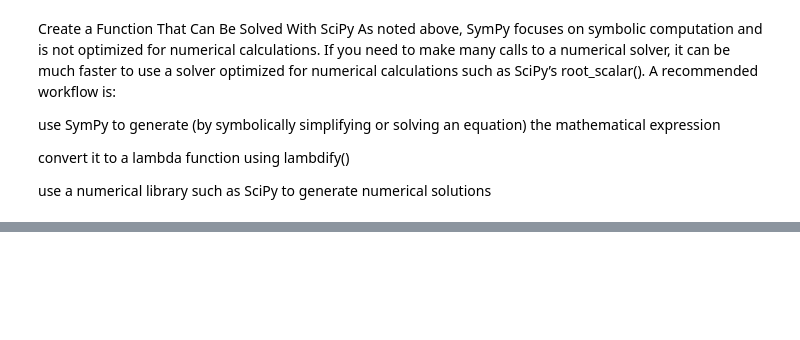
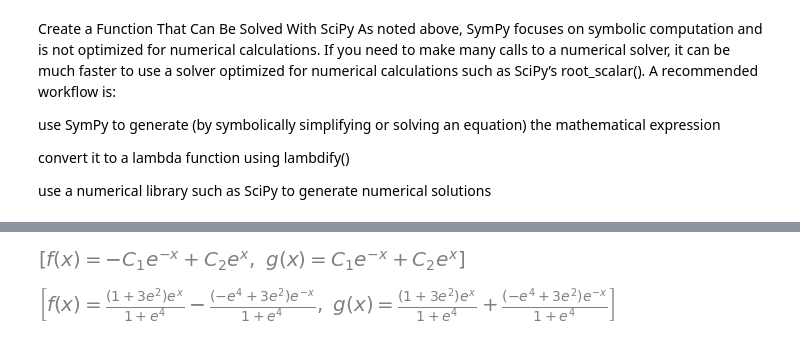
Before and after one commit to raywkhon/PyAstro, a Jupyter notebook: SymPy.ipynb, the cells around one changed output, grey strips where cells are left out. Cells and saved outputs as stored; diff of their text form; code cells hidden in the pictures; blank space fills up the shorter version.

```diff
--- a/SymPy.ipynb
+++ b/SymPy.ipynb
@@ -470,0 +617,12 @@ sol.root
+# %%
+from sympy import symbols, Eq, Function, dsolve
+f, g = symbols("f g", cls=Function)
+x = symbols("x")
+eqs = [Eq(f(x).diff(x), g(x)), Eq(g(x).diff(x), f(x))]
+dsolve(eqs, [f(x), g(x)])
+# %% [output]
+[figure, added]
+# %%
+dsolve(eqs, [f(x), g(x)], ics={f(0): 1, g(2): 3})
+# %% [output]
+[figure, added]
```
Also changed, not shown: parts of 77 cells of this notebook, 1 other file.
